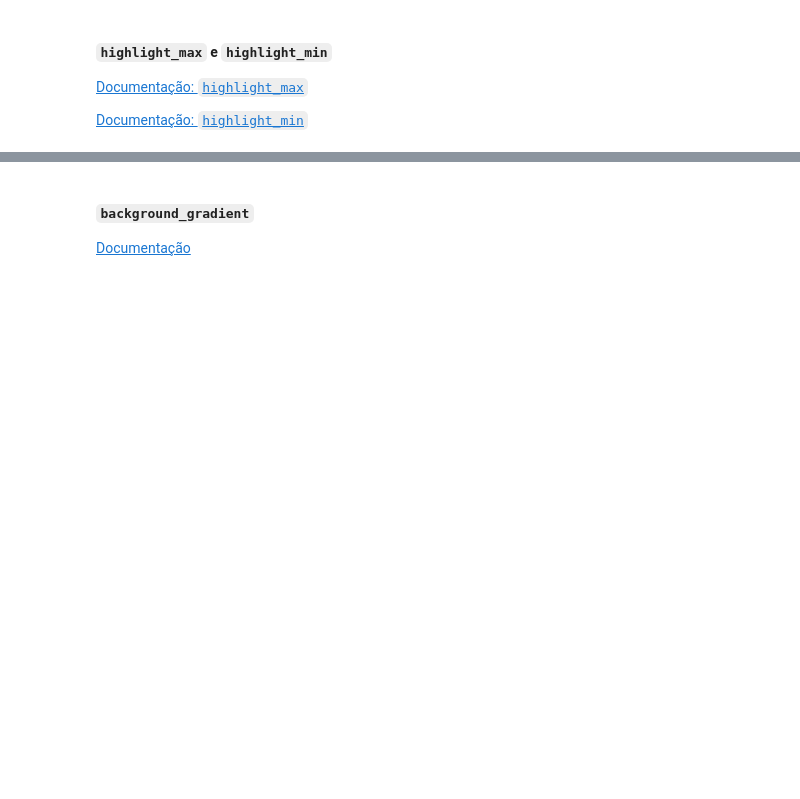
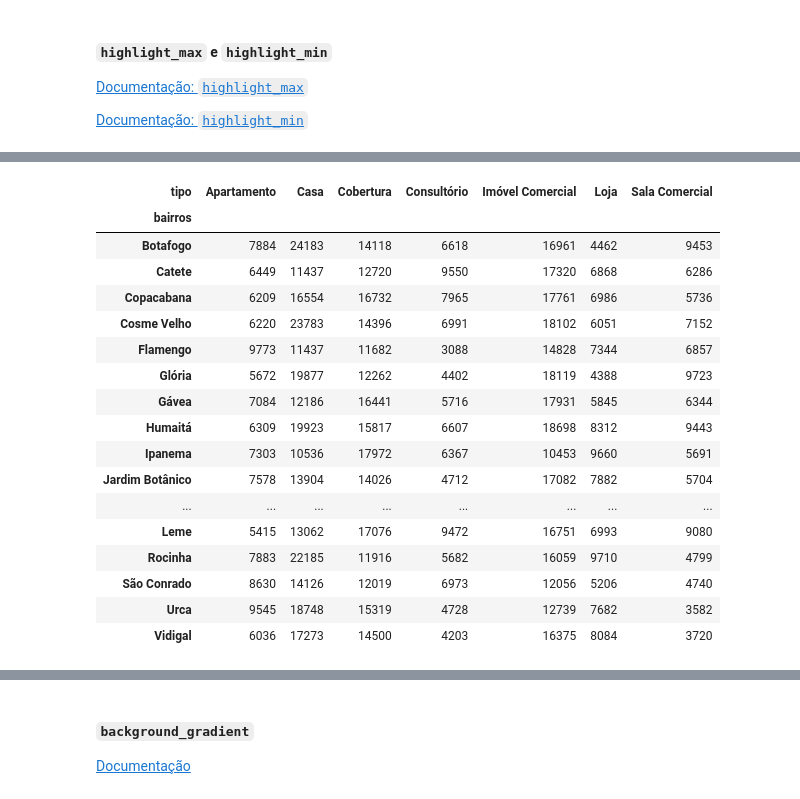
Before and after one commit to emersonleaojr/Pandas_avancado, a Jupyter notebook: Projeto.ipynb, the cells around one changed output, grey strips where cells are left out. Drawn from its saved outputs; the diff is of its cells as text; code cells hidden in the pictures; blank space fills up the shorter version.

```diff
--- a/Projeto.ipynb
+++ b/Projeto.ipynb
@@ -1663,0 +1926,26 @@ dados_listings.pivot_table(
+# %%
+bairros_zona_sul = ['Ipanema', 'Botafogo', 'Catete', 'Copacabana', 'Lagoa', 'Flamengo', 'Gávea', 'Glória', 'Humaitá',
+                    'Jardim Botânico', 'Laranjeiras', 'Leme', 'Urca', 'Vidigal', 'Cosme Velho', 'São Conrado', 'Rocinha',
+                    'Leblon']
+# %%
+tabela_zona_sul = bairros.unstack().query("index in " + str(bairros_zona_sul)).droplevel(level=0, axis=1)
+tabela_zona_sul
+# %% [output]
+| tipo | Apartamento | Casa | Cobertura | Consultório | Imóvel Comercial | Loja | Sala Comercial |
+| bairros |  |  |  |  |  |  |  |
+| Botafogo | 7884 | 24183 | 14118 | 6618 | 16961 | 4462 | 9453 |
+| Catete | 6449 | 11437 | 12720 | 9550 | 17320 | 6868 | 6286 |
+| Copacabana | 6209 | 16554 | 16732 | 7965 | 17761 | 6986 | 5736 |
+| Cosme Velho | 6220 | 23783 | 14396 | 6991 | 18102 | 6051 | 7152 |
+| Flamengo | 9773 | 11437 | 11682 | 3088 | 14828 | 7344 | 6857 |
+| Glória | 5672 | 19877 | 12262 | 4402 | 18119 | 4388 | 9723 |
+| Gávea | 7084 | 12186 | 16441 | 5716 | 17931 | 5845 | 6344 |
+| Humaitá | 6309 | 19923 | 15817 | 6607 | 18698 | 8312 | 9443 |
+| Ipanema | 7303 | 10536 | 17972 | 6367 | 10453 | 9660 | 5691 |
+| Jardim Botânico | 7578 | 13904 | 14026 | 4712 | 17082 | 7882 | 5704 |
+| ... | ... | ... | ... | ... | ... | ... | ... |
+| Leme | 5415 | 13062 | 17076 | 9472 | 16751 | 6993 | 9080 |
+| Rocinha | 7883 | 22185 | 11916 | 5682 | 16059 | 9710 | 4799 |
+| São Conrado | 8630 | 14126 | 12019 | 6973 | 12056 | 5206 | 4740 |
+| Urca | 9545 | 18748 | 15319 | 4728 | 12739 | 7682 | 3582 |
+| Vidigal | 6036 | 17273 | 14500 | 4203 | 16375 | 8084 | 3720 |
```
Also changed, not shown: parts of 19 cells of this notebook, 1 other file.
